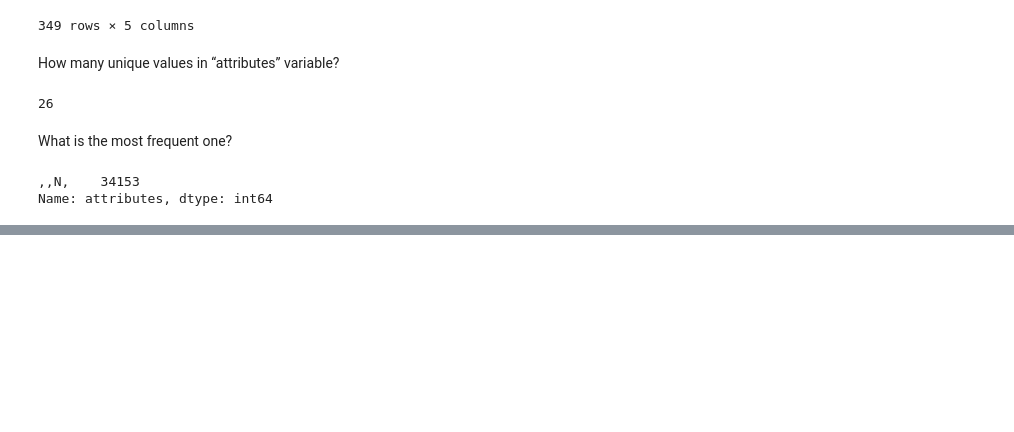
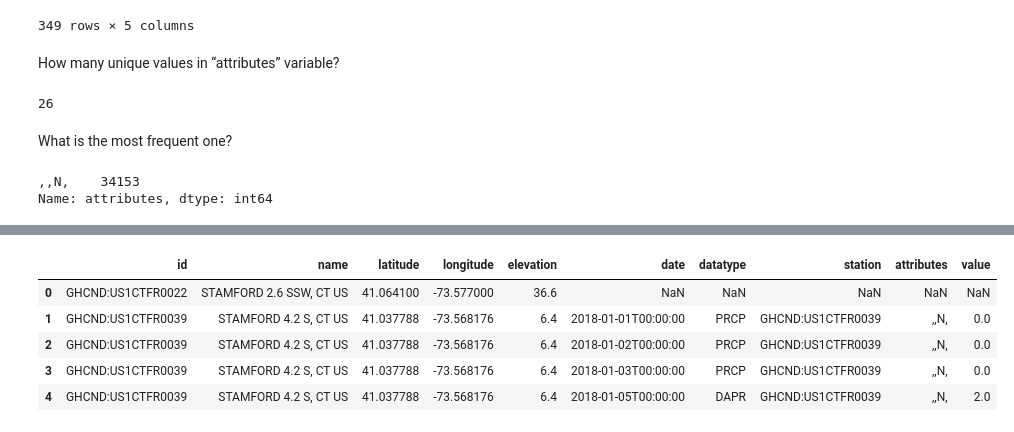
Before and after one commit to fran1215/ML7-P1, a Jupyter notebook: W5_Practice.ipynb, the cells around one changed output, grey strips where cells are left out. Drawn from its saved outputs; the diff is of its cells as text; code cells hidden in the pictures; blank space fills up the shorter version.

```diff
--- a/W5_Practice.ipynb
+++ b/W5_Practice.ipynb
@@ -356,0 +402,10 @@ Name: attributes, dtype: int64
+# %%
+left_join = station_info.merge(weather, left_on='id', right_on='station', how='left')
+left_join.head()
+# %% [output]
+|  | id | name | latitude | longitude | elevation | date | datatype | station | attributes | value |
+| 0 | GHCND:US1CTFR0022 | STAMFORD 2.6 SSW, CT US | 41.064100 | -73.577000 | 36.6 | NaN | NaN | NaN | NaN | NaN |
+| 1 | GHCND:US1CTFR0039 | STAMFORD 4.2 S, CT US | 41.037788 | -73.568176 | 6.4 | 2018-01-01T00:00:00 | PRCP | GHCND:US1CTFR0039 | ,,N, | 0.0 |
+| 2 | GHCND:US1CTFR0039 | STAMFORD 4.2 S, CT US | 41.037788 | -73.568176 | 6.4 | 2018-01-02T00:00:00 | PRCP | GHCND:US1CTFR0039 | ,,N, | 0.0 |
+| 3 | GHCND:US1CTFR0039 | STAMFORD 4.2 S, CT US | 41.037788 | -73.568176 | 6.4 | 2018-01-03T00:00:00 | PRCP | GHCND:US1CTFR0039 | ,,N, | 0.0 |
+| 4 | GHCND:US1CTFR0039 | STAMFORD 4.2 S, CT US | 41.037788 | -73.568176 | 6.4 | 2018-01-05T00:00:00 | DAPR | GHCND:US1CTFR0039 | ,,N, | 2.0 |
```
Also changed, not shown: parts of 11 cells of this notebook.
